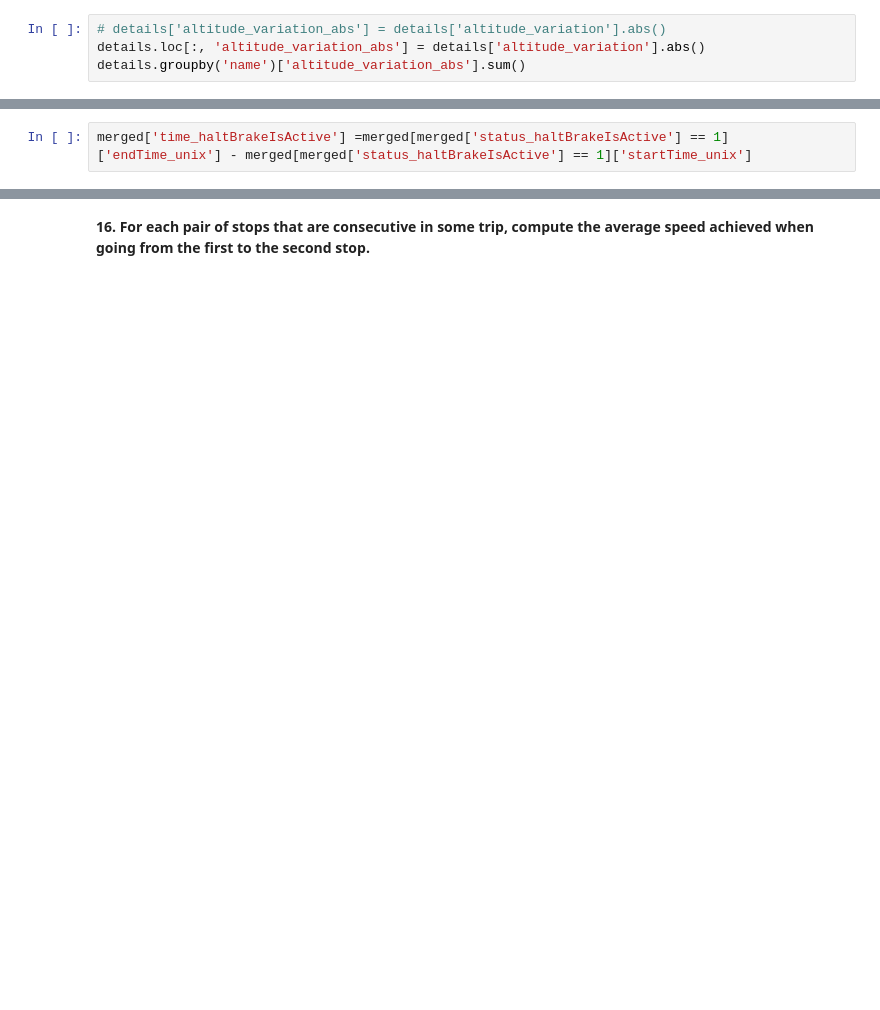
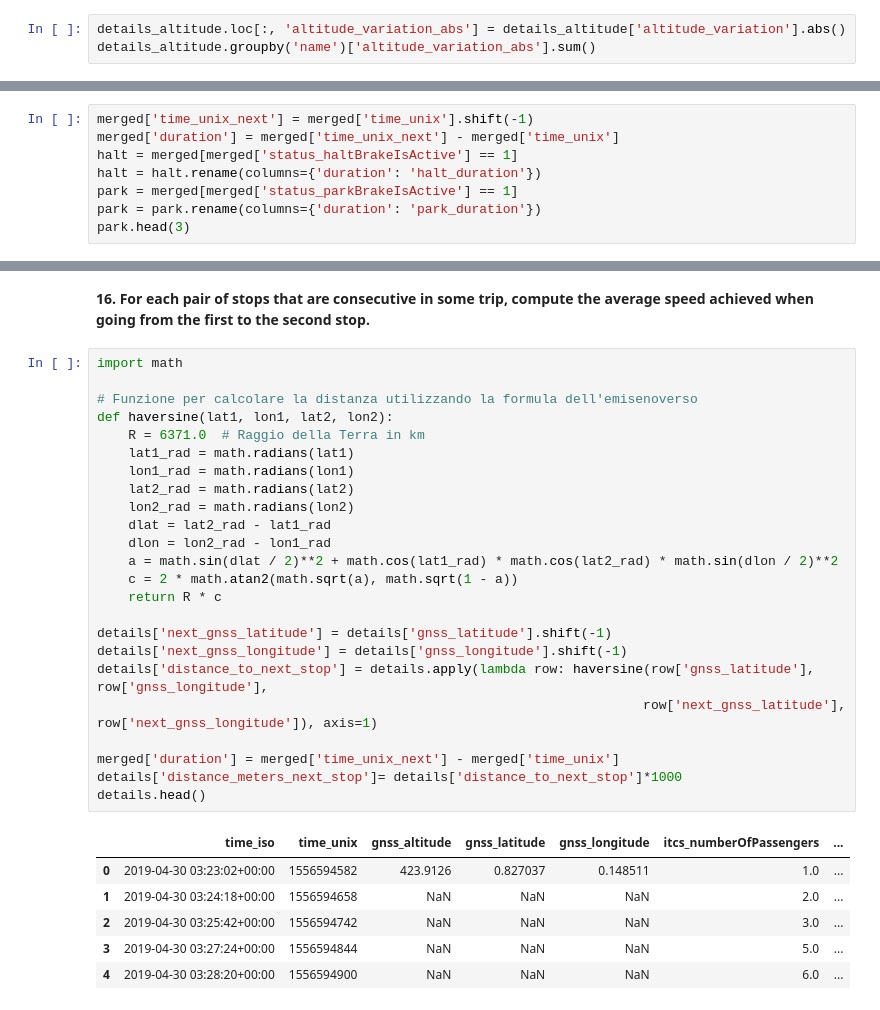
Before and after one commit to sime-99/Project_2023_Bentley_Simeoni, a Jupyter notebook: Project_Bentley_Simeoni.ipynb, the cells around one changed output, grey strips where cells are left out. Saved outputs shown, nothing was run; the diff lists cells and outputs as text; blank space fills up the shorter version.

```diff
--- a/Project_Bentley_Simeoni.ipynb
+++ b/Project_Bentley_Simeoni.ipynb
@@ -289,9 +276,8 @@ details.head()
 # %% [markdown]
 **13. For each details dataset, compute the sum of the absolute value (i.e. the sign is not considered) of altitude_variation.**
 # %%
-# details['altitude_variation_abs'] = details['altitude_variation'].abs()
-details.loc[:, 'altitude_variation_abs'] = details['altitude_variation'].abs()
-details.groupby('name')['altitude_variation_abs'].sum()
+details_altitude.loc[:, 'altitude_variation_abs'] = details_altitude['altitude_variation'].abs()
+details_altitude.groupby('name')['altitude_variation_abs'].sum()
 # %% [output]
 name
 B183_2019-04-30_13-22-07_2019-04-30_17-54-02     755.9876
@@ -328,5 +314,3 @@ time_iso
 Name: temperature_ambient, dtype: float64
 # %% [markdown]
 **15. For each bus compute the total time when the halt brake is active and the total time when the park brake is active. Compute also the ratio between those two times.**
-# %%
-merged['time_haltBrakeIsActive'] =merged[merged['status_haltBrakeIsActive'] == 1]['endTime_unix'] - merged[merged['status_haltBrakeIsActive'] == 1]['startTime_unix']
@@ -348,0 +317,8 @@ merged[merged['status_haltBrakeIsActive'] == 1]
+# %%
+merged['time_unix_next'] = merged['time_unix'].shift(-1)
+merged['duration'] = merged['time_unix_next'] - merged['time_unix']
+halt = merged[merged['status_haltBrakeIsActive'] == 1]
+halt = halt.rename(columns={'duration': 'halt_duration'})
+park = merged[merged['status_parkBrakeIsActive'] == 1]
+park = park.rename(columns={'duration': 'park_duration'})
+park.head(3)
@@ -349,2 +342,33 @@ merged[merged['status_haltBrakeIsActive'] == 1]
 # %% [markdown]
 **16. For each pair of stops that are consecutive in some trip, compute the average speed achieved when going from the first to the second stop.**
+# %%
+import math
+
+# Funzione per calcolare la distanza utilizzando la formula dell'emisenoverso
+def haversine(lat1, lon1, lat2, lon2):
+    R = 6371.0  # Raggio della Terra in km
+    lat1_rad = math.radians(lat1)
+    lon1_rad = math.radians(lon1)
+    lat2_rad = math.radians(lat2)
+    lon2_rad = math.radians(lon2)
+    dlat = lat2_rad - lat1_rad
+    dlon = lon2_rad - lon1_rad
+    a = math.sin(dlat / 2)**2 + math.cos(lat1_rad) * math.cos(lat2_rad) * math.sin(dlon / 2)**2
+    c = 2 * math.atan2(math.sqrt(a), math.sqrt(1 - a))
+    return R * c
+
+details['next_gnss_latitude'] = details['gnss_latitude'].shift(-1)
+details['next_gnss_longitude'] = details['gnss_longitude'].shift(-1)
+details['distance_to_next_stop'] = details.apply(lambda row: haversine(row['gnss_latitude'], row['gnss_longitude'],
+                                                                      row['next_gnss_latitude'], row['next_gnss_longitude']), axis=1)
+
+merged['duration'] = merged['time_unix_next'] - merged['time_unix']
+details['distance_meters_next_stop']= details['distance_to_next_stop']*1000
+details.head()
+# %% [output]
+|  | time_iso | time_unix | gnss_altitude | gnss_latitude | gnss_longitude | itcs_numberOfPassengers | ... |
+| 0 | 2019-04-30 03:23:02+00:00 | 1556594582 | 423.9126 | 0.827037 | 0.148511 | 1.0 | ... |
+| 1 | 2019-04-30 03:24:18+00:00 | 1556594658 | NaN | NaN | NaN | 2.0 | ... |
+| 2 | 2019-04-30 03:25:42+00:00 | 1556594742 | NaN | NaN | NaN | 3.0 | ... |
+| 3 | 2019-04-30 03:27:24+00:00 | 1556594844 | NaN | NaN | NaN | 5.0 | ... |
+| 4 | 2019-04-30 03:28:20+00:00 | 1556594900 | NaN | NaN | NaN | 6.0 | ... |
```
Also changed, not shown: parts of 20 cells of this notebook.
